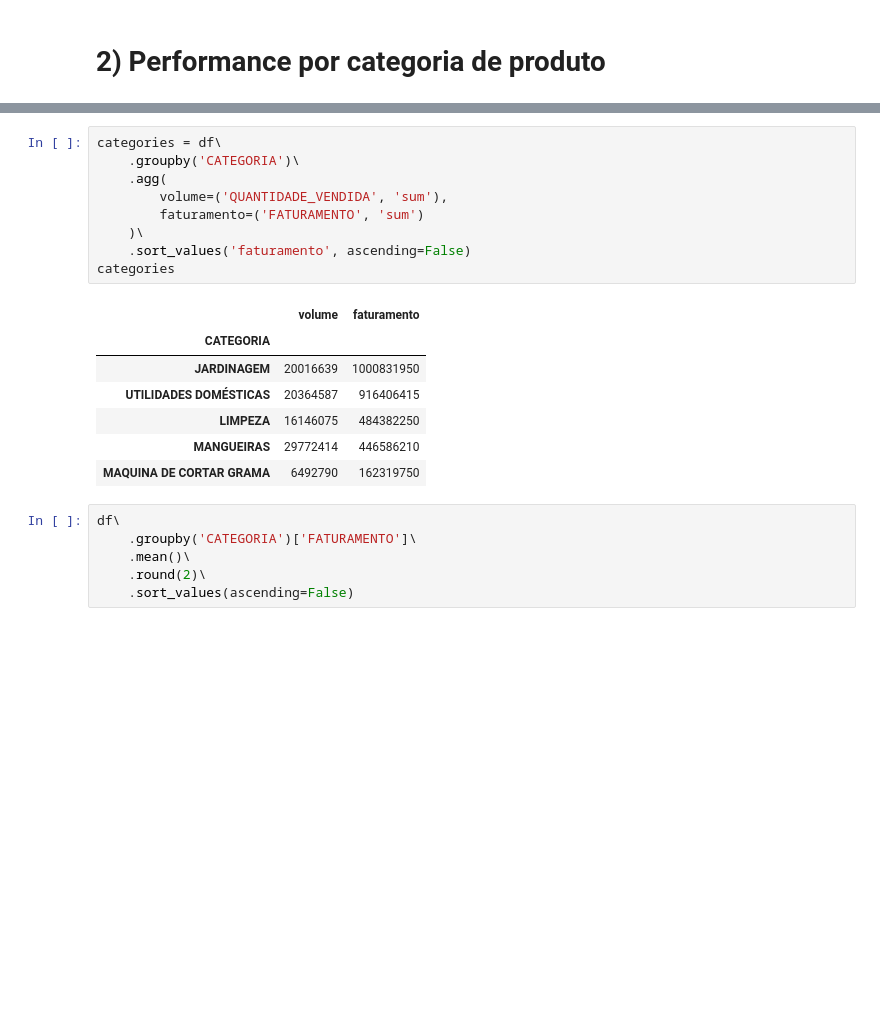
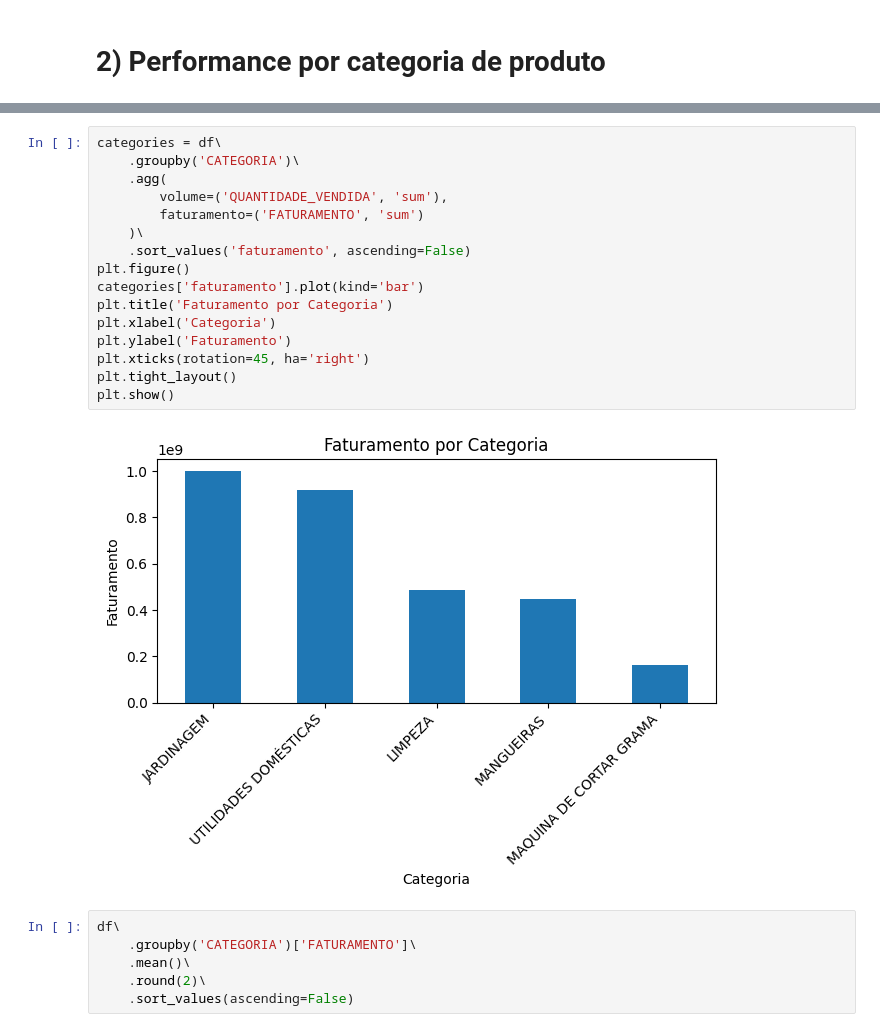
Before and after one commit to gdserafini/desafio-data-analytics, a Jupyter notebook: notebooks/analytics.ipynb, the cells around one changed output, grey strips where cells are left out. Saved outputs shown, nothing was run; the diff lists cells and outputs as text; blank space fills up the shorter version.

```diff
--- a/notebooks/analytics.ipynb
+++ b/notebooks/analytics.ipynb
@@ -67,20 +80,21 @@ plt.show()
 # %%
 categories = df\
     .groupby('CATEGORIA')\
     .agg(
         volume=('QUANTIDADE_VENDIDA', 'sum'),
         faturamento=('FATURAMENTO', 'sum')
     )\
     .sort_values('faturamento', ascending=False)
-categories
+plt.figure()
+categories['faturamento'].plot(kind='bar')
+plt.title('Faturamento por Categoria')
+plt.xlabel('Categoria')
+plt.ylabel('Faturamento')
+plt.xticks(rotation=45, ha='right')
+plt.tight_layout()
+plt.show()
 # %% [output]
-|  | volume | faturamento |
-| CATEGORIA |  |  |
-| JARDINAGEM | 20016639 | 1000831950 |
-| UTILIDADES DOMÉSTICAS | 20364587 | 916406415 |
-| LIMPEZA | 16146075 | 484382250 |
-| MANGUEIRAS | 29772414 | 446586210 |
-| MAQUINA DE CORTAR GRAMA | 6492790 | 162319750 |
+[figure, added]
 # %%
 df\
     .groupby('CATEGORIA')['FATURAMENTO']\
```
Also changed, not shown: parts of 6 cells of this notebook.
